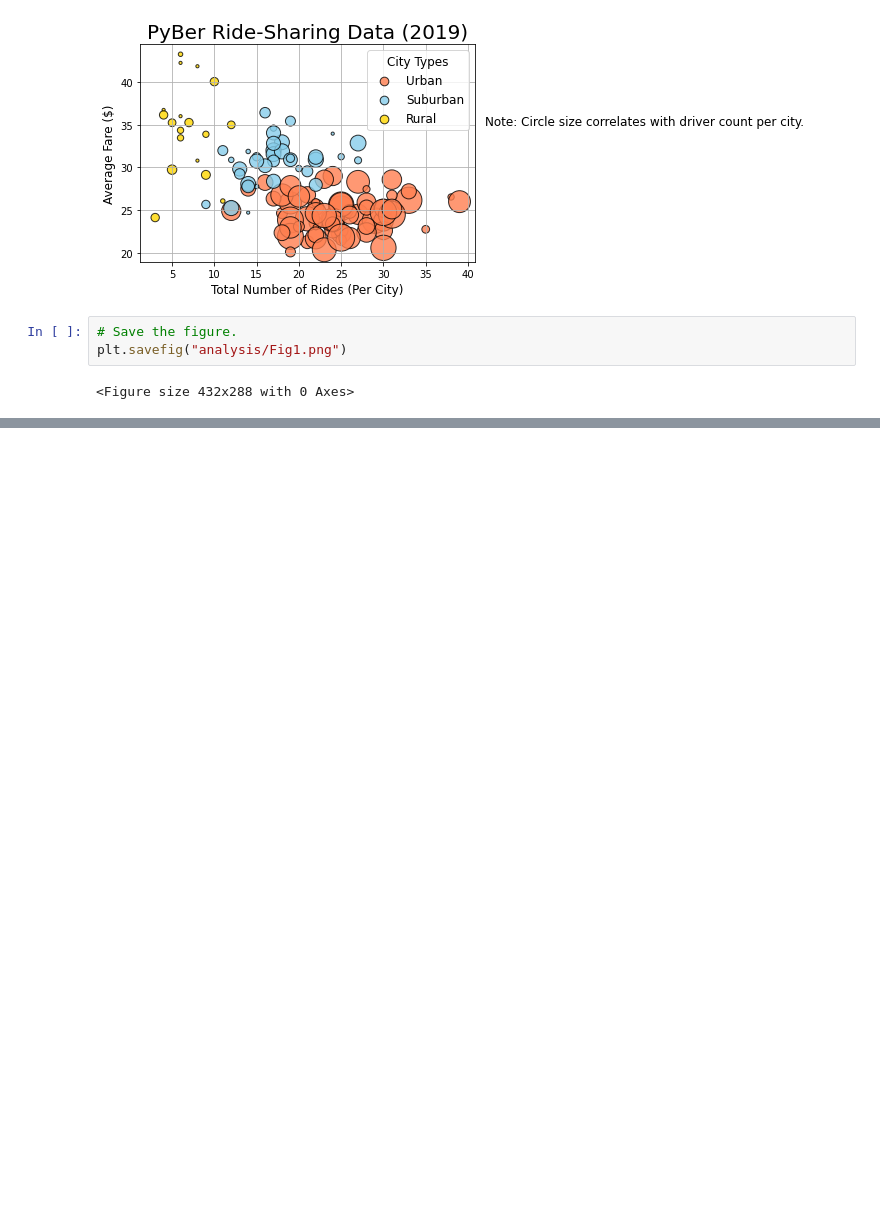
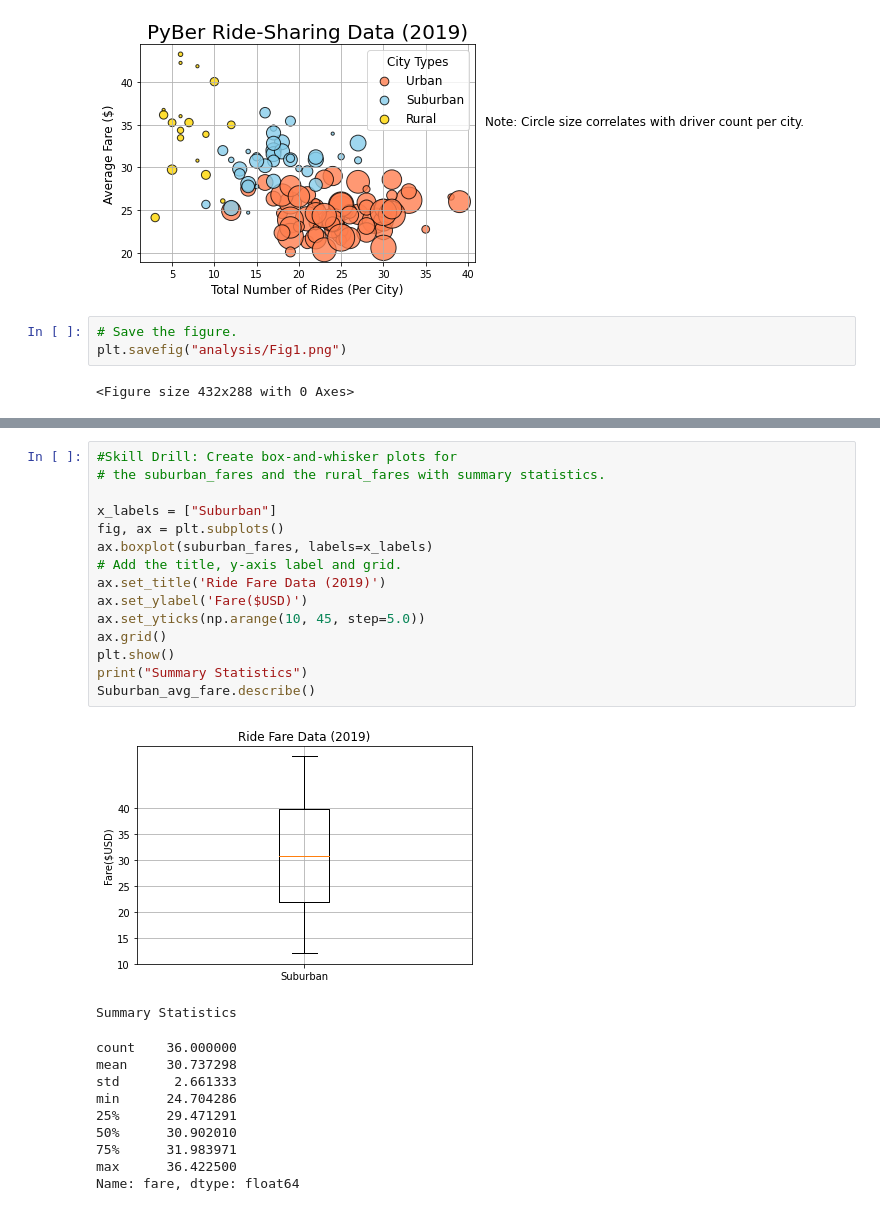
Before and after one commit to tutran90/PyBer_Analysis, a Jupyter notebook: Pyber.ipynb, the cells around one changed output, grey strips where cells are left out. Drawn from its saved outputs; the diff is of its cells as text; blank space fills up the shorter version.

```diff
--- a/Pyber.ipynb
+++ b/Pyber.ipynb
@@ -409,0 +751,27 @@ plt.savefig("analysis/Fig1.png")
+# %%
+#Skill Drill: Create box-and-whisker plots for
+# the suburban_fares and the rural_fares with summary statistics.
+
+x_labels = ["Suburban"]
+fig, ax = plt.subplots()
+ax.boxplot(suburban_fares, labels=x_labels)
+# Add the title, y-axis label and grid.
+ax.set_title('Ride Fare Data (2019)')
+ax.set_ylabel('Fare($USD)')
+ax.set_yticks(np.arange(10, 45, step=5.0))
+ax.grid()
+plt.show()
+print("Summary Statistics")
+Suburban_avg_fare.describe()
+# %% [output]
+[figure, added]
+Summary Statistics
+count    36.000000
+mean     30.737298
+std       2.661333
+min      24.704286
+25%      29.471291
+50%      30.902010
+75%      31.983971
+max      36.422500
+Name: fare, dtype: float64
```
Also changed, not shown: parts of 30 cells of this notebook, 3 other files.
